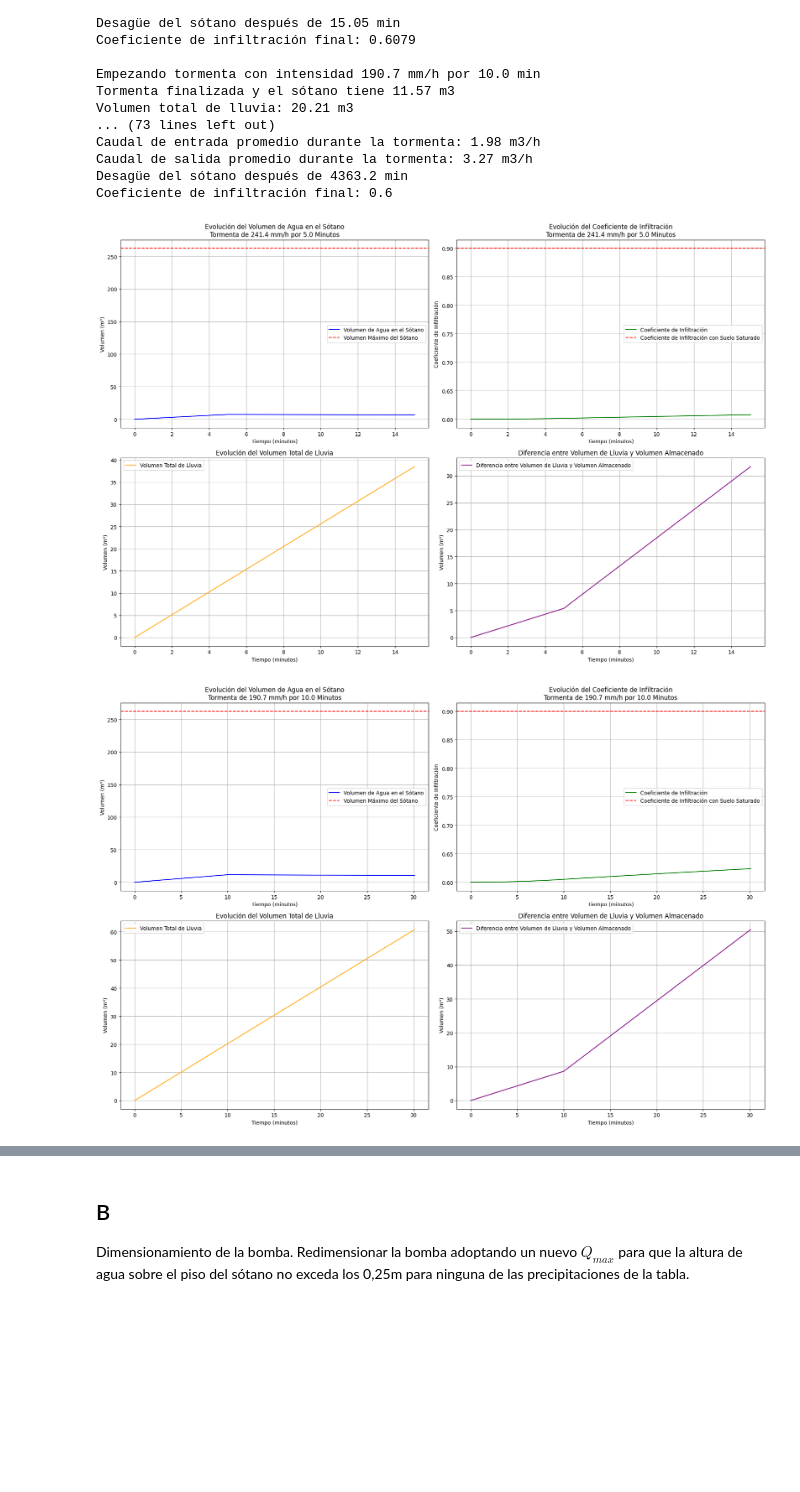
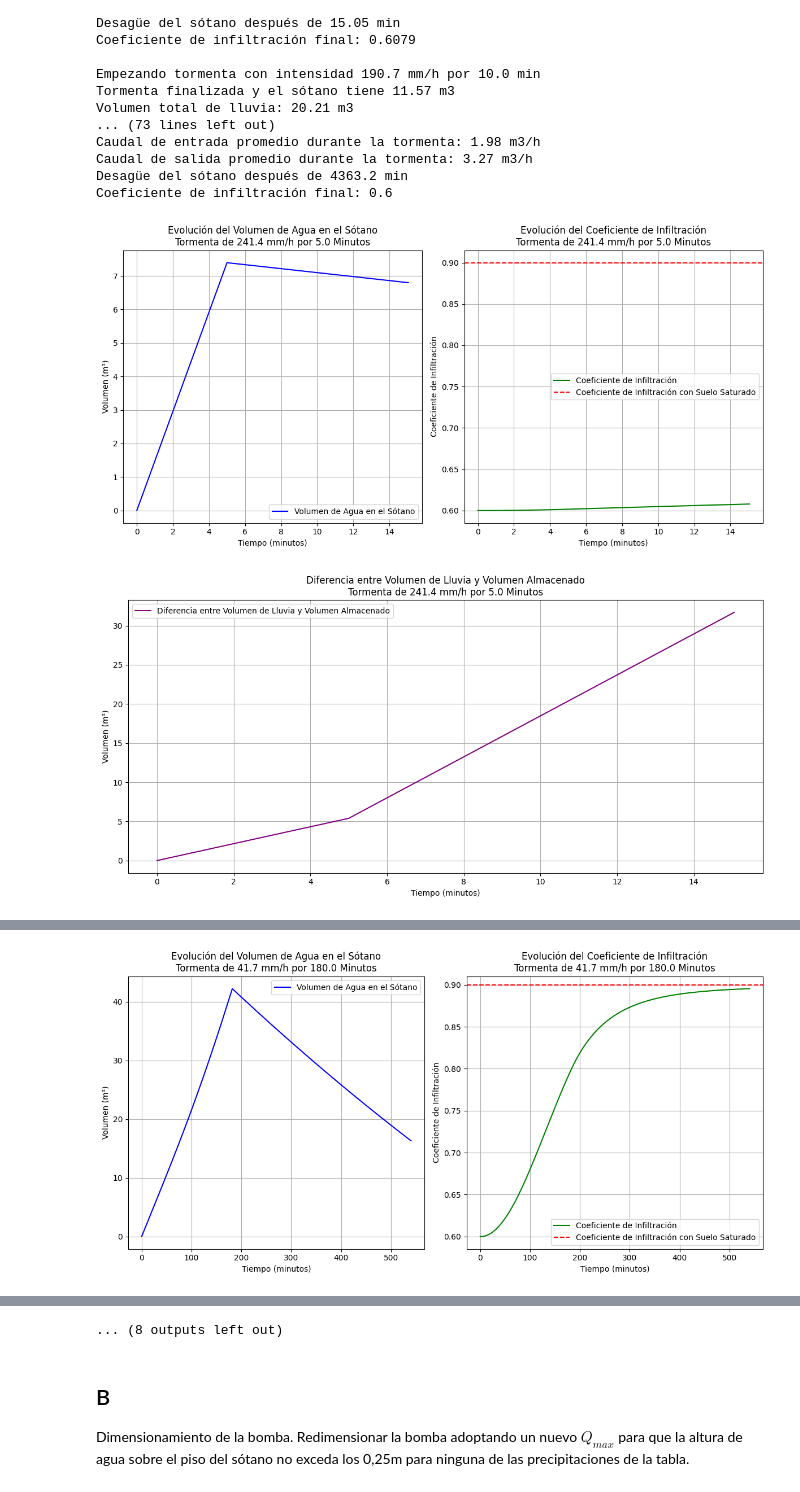
Before and after one commit to MaximoGismondi/numerico-cavaliere, a Jupyter notebook: tp/modelo.ipynb, the cells around one changed output, grey strips where cells are left out. Cells and saved outputs as stored; diff of their text form; code cells hidden in the pictures; blank space fills up the shorter version.

Commit message:
actualizo plots del A2

```diff
--- a/tp/modelo.ipynb
+++ b/tp/modelo.ipynb
@@ -297,7 +297,7 @@ for duracion_tormenta, intensidad_tormenta in tormentas:
     print("")
 
     historial_tormentas.append(
-        (duracion_tormenta, intensidad_tormenta, volumenes, infiltraciones, d_tiempo)
+        (duracion_tormenta, intensidad_tormenta, volumenes, infiltraciones, d_tiempo, caudales_entrada, caudales_salida)
     )
 # %% [output]
 Empezando tormenta con intensidad 241.4 mm/h por 5.0 min
@@ -318,55 +318,46 @@ Caudal de salida promedio durante la tormenta: 3.27 m3/h
 Desagüe del sótano después de 4363.2 min
 Coeficiente de infiltración final: 0.6
 # %%
-import matplotlib.pyplot as plt
-
-for duracion_tormenta, intensidad_tormenta, volumenes, infiltraciones, d_tiempo in historial_tormentas:
+for duracion_tormenta, intensidad_tormenta, volumenes, infiltraciones, d_tiempo, caudales_entrada, caudales_salida in historial_tormentas:
     tiempos = [i * d_tiempo * 60 for i in range(len(volumenes))]
     volumen_total_lluvia = [d_tiempo * intensidad_tormenta * A_TERR * i for i in range(len(volumenes))]
     diferencias_volumenes = [volumen_total_lluvia[i] - volumenes[i] for i in range(len(volumenes))]
 
-    plt.figure(figsize=(18, 12))
+    # Figura 1: Volumen de agua y coeficiente de infiltración
+    plt.figure(figsize=(12, 6))
 
     # Evolución del Volumen de Agua en el Sótano
-    plt.subplot(2, 2, 1)
+    plt.subplot(1, 2, 1)
     plt.plot(tiempos, volumenes, label='Volumen de Agua en el Sótano', color='blue')
-    plt.axhline(y=V_SOT, color='r', linestyle='--', label='Volumen Máximo del Sótano')
     plt.xlabel('Tiempo (minutos)')
     plt.ylabel('Volumen (m³)')
     plt.title(f'Evolución del Volumen de Agua en el Sótano\nTormenta de {intensidad_tormenta*1000} mm/h por {duracion_tormenta*60} Minutos')
     plt.legend()
     plt.grid(True)
 
     # Evolución del Coeficiente de Infiltración
-    plt.subplot(2, 2, 2)
+    plt.subplot(1, 2, 2)
     plt.plot(tiempos, infiltraciones, label='Coeficiente de Infiltración', color='green')
     plt.axhline(y=C_SAT, color='r', linestyle='--', label='Coeficiente de Infiltración con Suelo Saturado')
     plt.xlabel('Tiempo (minutos)')
     plt.ylabel('Coeficiente de Infiltración')
     plt.title(f'Evolución del Coeficiente de Infiltración\nTormenta de {intensidad_tormenta*1000} mm/h por {duracion_tormenta*60} Minutos')
     plt.legend()
     plt.grid(True)
+    plt.tight_layout()
+    plt.show()
 
-    # Evolución del Volumen Total de Lluvia
-    plt.subplot(2, 2, 3)
-    plt.plot(tiempos, volumen_total_lluvia, label='Volumen Total de Lluvia', color='orange')
-    plt.xlabel('Tiempo (minutos)')
-    plt.ylabel('Volumen (m³)')
-    plt.title('Evolución del Volumen Total de Lluvia')
-    plt.legend()
-    plt.grid(True)
-
-    # Diferencia entre Volumen de Lluvia y Volumen Almacenado
-    plt.subplot(2, 2, 4)
+    # Figura 2: Diferencia entre Volumen de Lluvia y Volumen Almacenado
+    plt.figure(figsize=(12, 6))
     plt.plot(tiempos, diferencias_volumenes, label='Diferencia entre Volumen de Lluvia y Volumen Almacenado', color='purple')
     plt.xlabel('Tiempo (minutos)')
     plt.ylabel('Volumen (m³)')
-    plt.title('Diferencia entre Volumen de Lluvia y Volumen Almacenado')
+    plt.title(f'Diferencia entre Volumen de Lluvia y Volumen Almacenado\nTormenta de {intensidad_tormenta*1000} mm/h por {duracion_tormenta*60} Minutos')
     plt.legend()
     plt.grid(True)
 
     plt.tight_layout()
     plt.show()
 # %% [output]
-[figure, old version]
+[figure, new version]
-[figure, old version]
+[figure, new version]
@@ -380,0 +372 @@ for duracion_tormenta, intensidad_tormenta, volumenes, infiltraciones, d_tiempo
+[figure, added]
@@ -381,3 +374,4 @@ for duracion_tormenta, intensidad_tormenta, volumenes, infiltraciones, d_tiempo
+... (8 outputs left out)
 # %% [markdown]
 ## B
 
```
Also changed, not shown: parts of 2 cells of this notebook.
